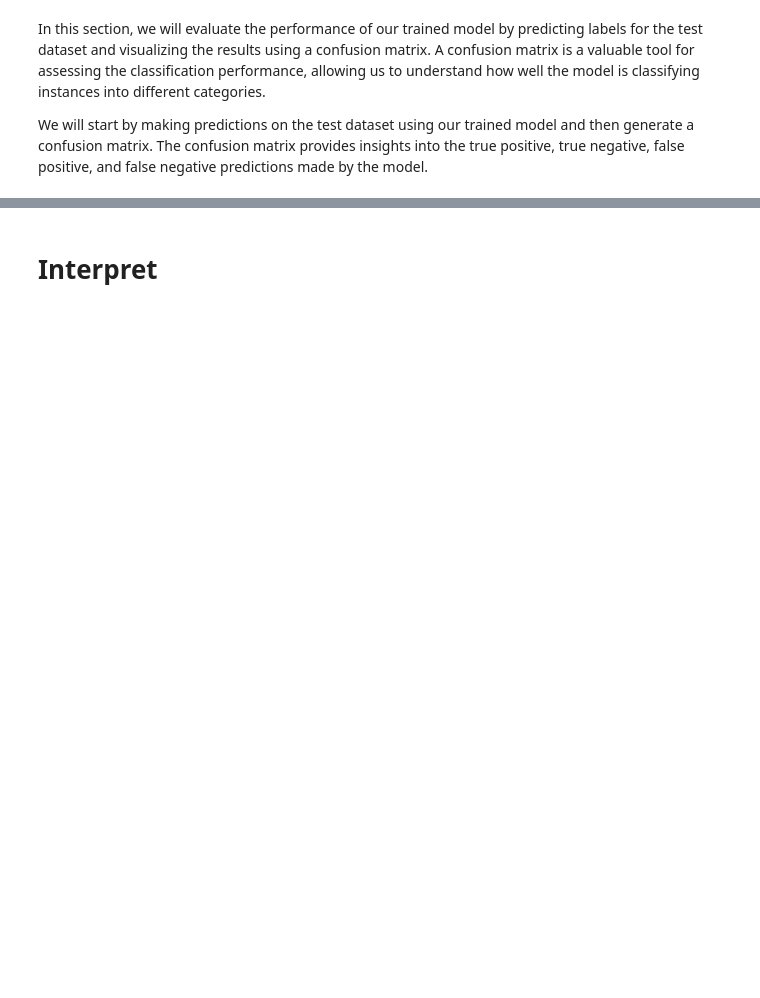
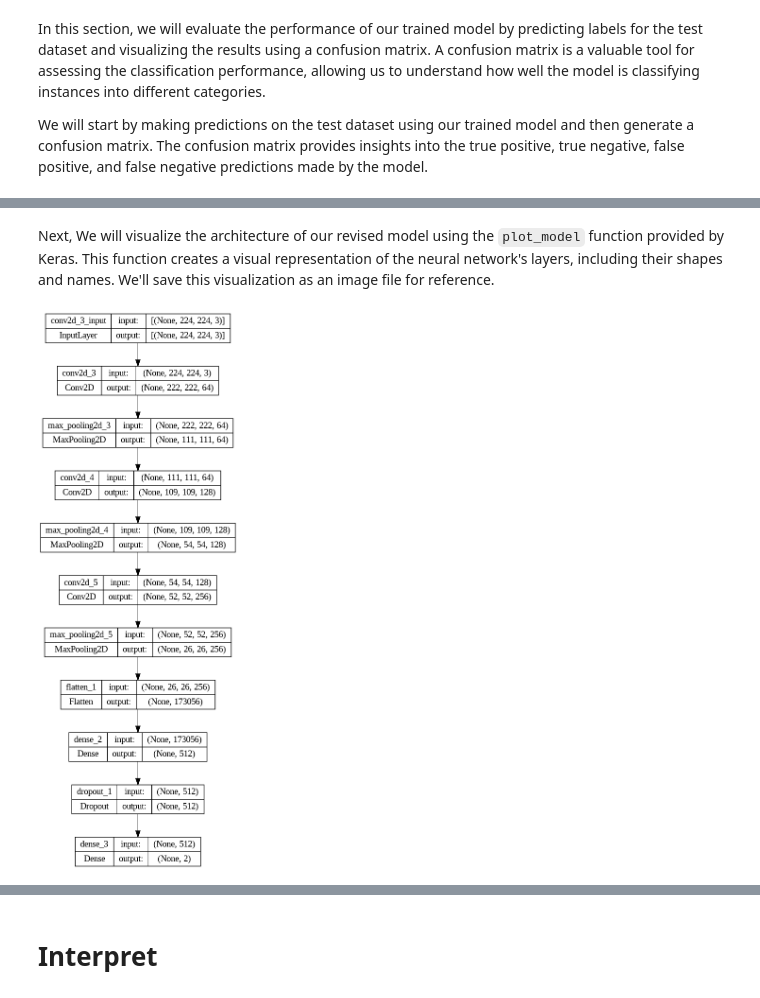
Before and after one commit to dataeducator/Image_Classification_with_Deep_Learning, a Jupyter notebook: image_classification_with_deep_learning.ipynb, the cells around one changed output, grey strips where cells are left out. Saved outputs shown, nothing was run; the diff lists cells and outputs as text; code cells hidden in the pictures; blank space fills up the shorter version.

```diff
--- a/image_classification_with_deep_learning.ipynb
+++ b/image_classification_with_deep_learning.ipynb
@@ -1038,3 +1130,15 @@ print("Revised Model Classification Report: \n", report)
+# %% [markdown]
+Next, We will visualize the architecture of our revised model using the `plot_model` function provided by Keras. This function creates a visual representation of the neural network's layers, including their shapes and names. We'll save this visualization as an image file for reference.
+# %%
+from tensorflow.keras.utils import plot_model
+# Save a visualization of the model's architecture to a file
+plot_model(revised_model,
+           to_file='revised_model_architecture.png',
+           show_shapes=True,
+           show_layer_names=True
+           )
+# %% [output]
+[figure, added]
 # %%
 # Define the EarlyStopping callback
 early_stopping = EarlyStopping(
```
Also changed, not shown: parts of 19 cells of this notebook.
